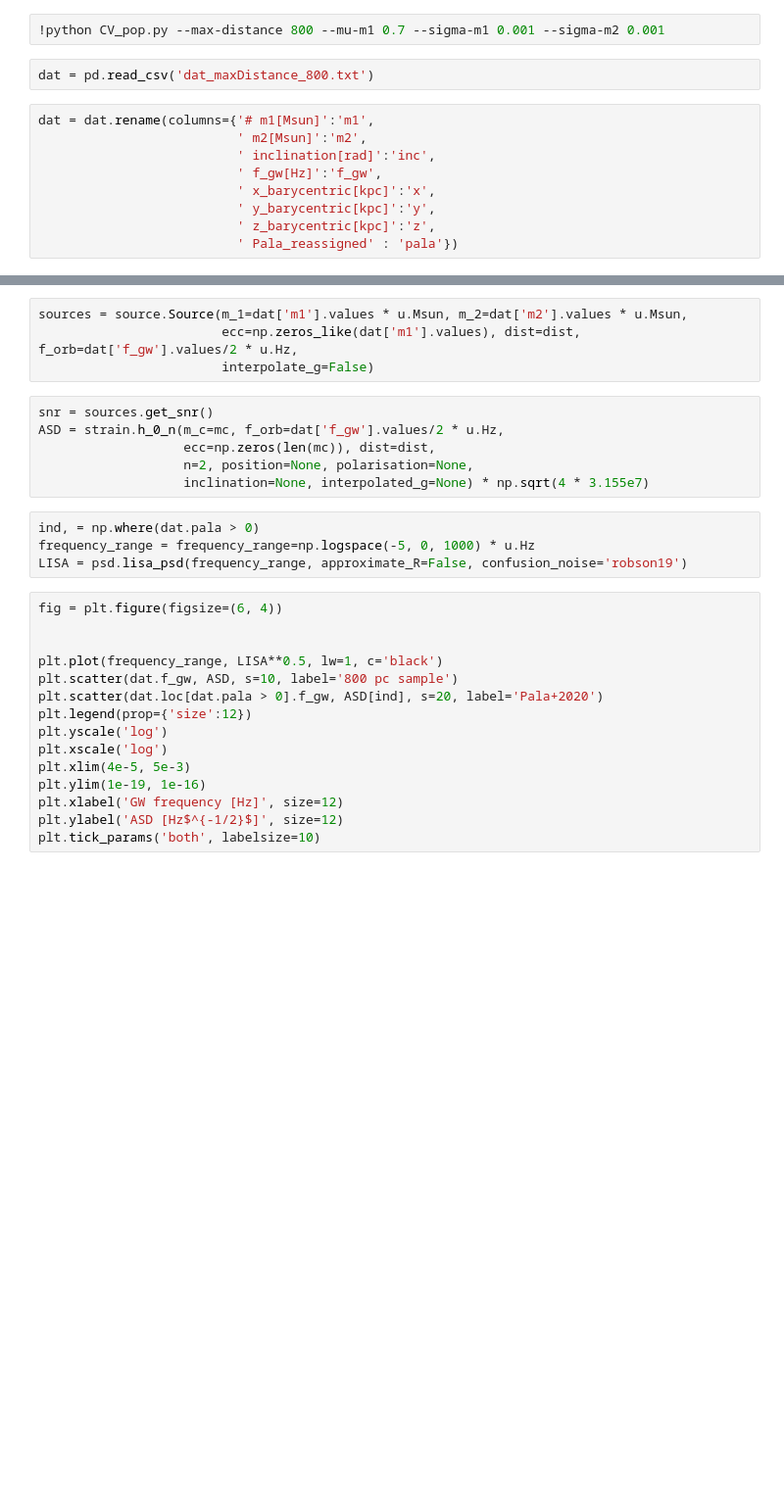
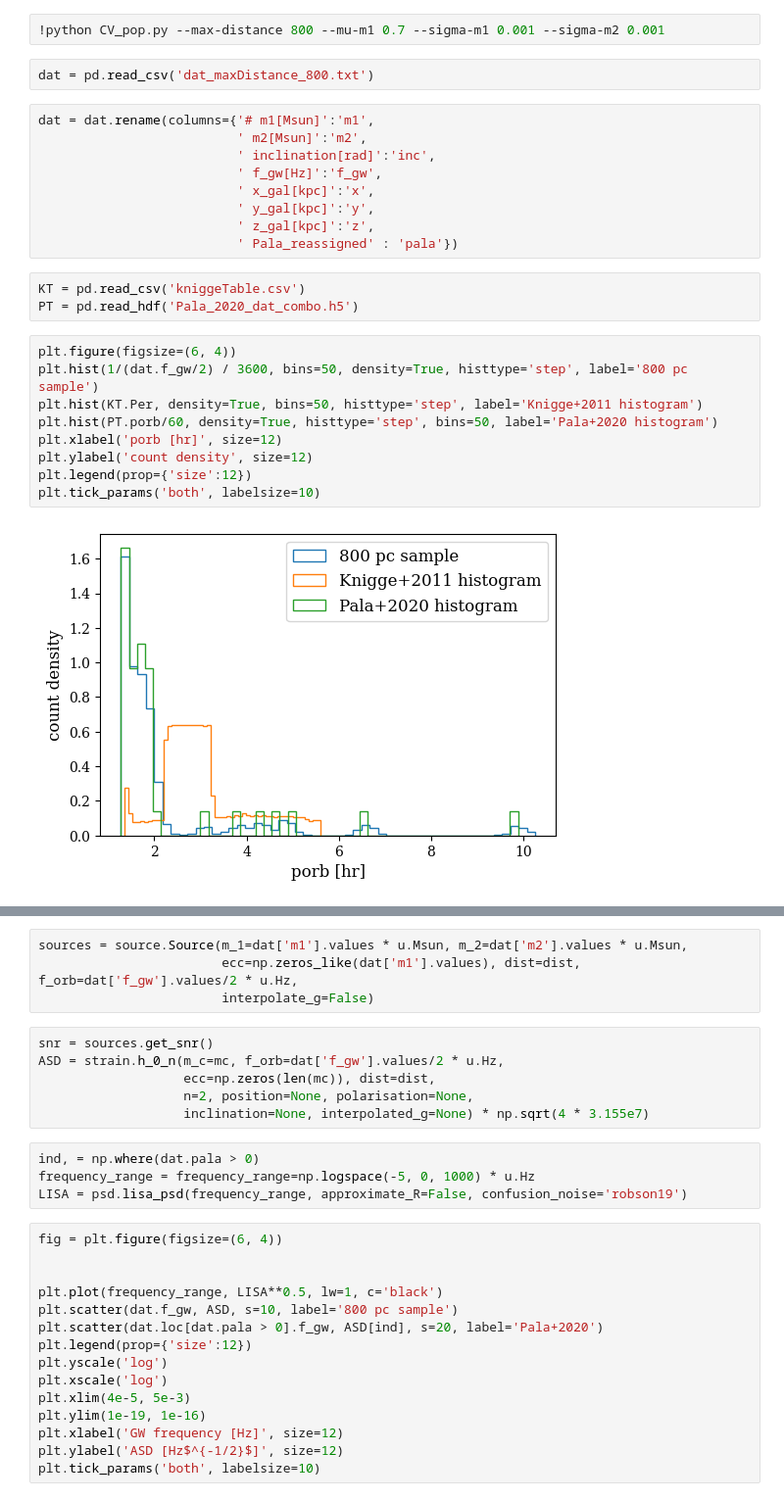
Before and after one commit to katiebreivik/cataclysmic-pileup, a Jupyter notebook: Generate_and_plot_sample.ipynb, the cells around one changed output, grey strips where cells are left out. Shown: that part at 98% size. Drawn from its saved outputs; the diff is of its cells as text; blank space fills up the shorter version.

```diff
--- a/Generate_and_plot_sample.ipynb
+++ b/Generate_and_plot_sample.ipynb
@@ -14,10 +16,24 @@ dat = dat.rename(columns={'# m1[Msun]':'m1',
                           ' m2[Msun]':'m2',
                           ' inclination[rad]':'inc',
                           ' f_gw[Hz]':'f_gw',
-                          ' x_barycentric[kpc]':'x',
-                          ' y_barycentric[kpc]':'y',
-                          ' z_barycentric[kpc]':'z',
+                          ' x_gal[kpc]':'x',
+                          ' y_gal[kpc]':'y',
+                          ' z_gal[kpc]':'z',
                           ' Pala_reassigned' : 'pala'})
+# %%
+KT = pd.read_csv('kniggeTable.csv')
+PT = pd.read_hdf('Pala_2020_dat_combo.h5')
+# %%
+plt.figure(figsize=(6, 4))
+plt.hist(1/(dat.f_gw/2) / 3600, bins=50, density=True, histtype='step', label='800 pc sample')
+plt.hist(KT.Per, density=True, bins=50, histtype='step', label='Knigge+2011 histogram')
+plt.hist(PT.porb/60, density=True, histtype='step', bins=50, label='Pala+2020 histogram')
+plt.xlabel('porb [hr]', size=12)
+plt.ylabel('count density', size=12)
+plt.legend(prop={'size':12})
+plt.tick_params('both', labelsize=10)
+# %% [output]
+[figure, added]
 # %%
 fig = plt.figure(figsize=(6, 4))
 plt.scatter(dat['f_gw']*1000, dat['m2'], s=5)
```
Also changed, not shown: parts of 4 cells of this notebook, 4 other files.
